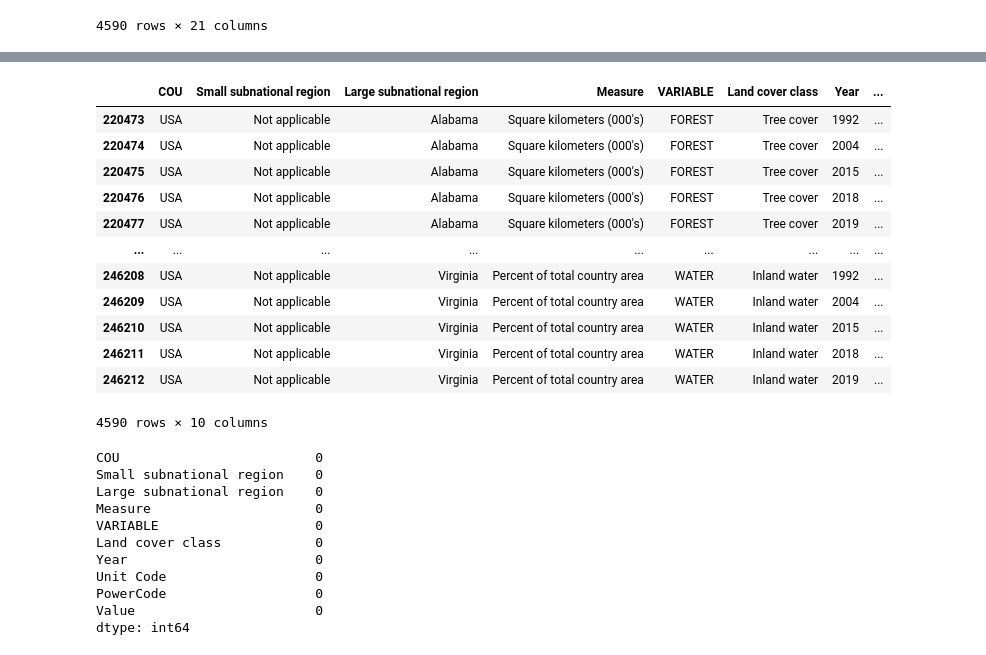
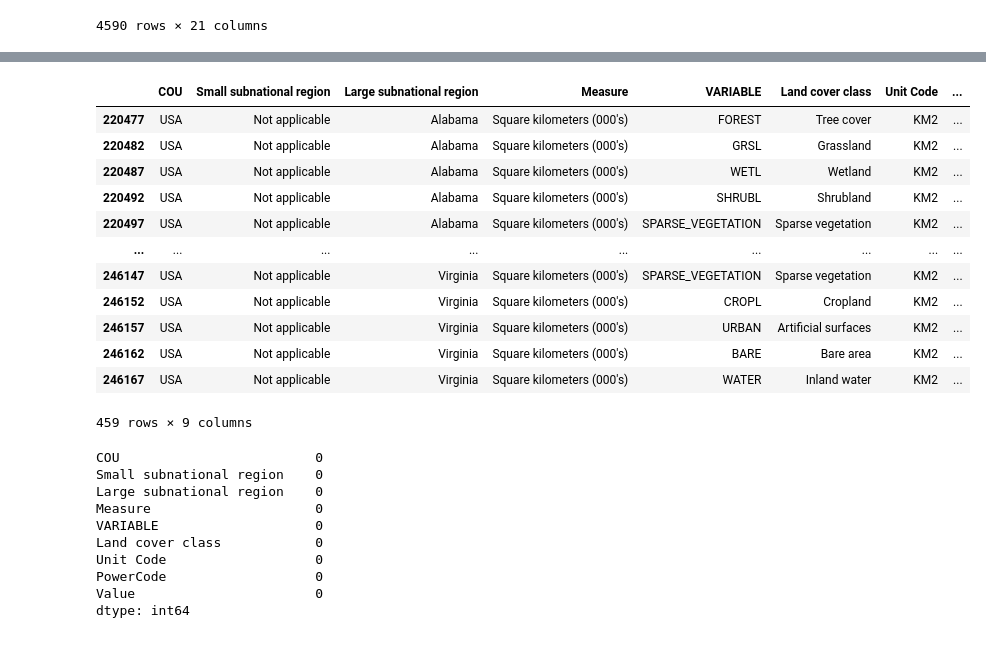
Before and after one commit to gwroth89/meteorite-ml-project, a Jupyter notebook: land_cover.ipynb, the cells around one changed output, grey strips where cells are left out. Drawn from its saved outputs; the diff is of its cells as text; code cells hidden in the pictures.

Commit message:
additional cleanup to identify land cover class by state

```diff
--- a/land_cover.ipynb
+++ b/land_cover.ipynb
@@ -45,7 +45,7 @@ usa_data
 4590 rows × 21 columns
 # %%
 # Filtering to most recent year
-usa_2019_data = usa_data.loc[usa_data['Year'] == 2019]
+usa_2019_data = usa_2019_data.loc[usa_data['Year'] == 2019]
 usa_2019_data
 # %% [output]
 |  | COU | Country | SMALL_SUBNATIONAL_REGION | Small subnational region | LARGE_SUBNATIONAL_REGION | ... |
@@ -63,0 +64,3 @@ usa_2019_data
+# %%
+usa_2019_data = usa_2019_data.loc[usa_data['MEAS'] == 'THOUSAND_SQKM']
+usa_2019_data
@@ -64,24 +81,25 @@ usa_2019_data
 # %%
 #creating new DF with needed rows
-usa_2019_data =usa_data[[
+usa_2019_data =usa_2019_data[[
        'COU','Small subnational region','Large subnational region', 'Measure', 'VARIABLE',
-       'Land cover class', 'Year', 'Unit Code', 'PowerCode', 'Value']]
+       'Land cover class', 'Unit Code', 'PowerCode', 'Value'
+       ]]
 
 usa_2019_data
 # %% [output]
-|  | COU | Small subnational region | Large subnational region | Measure | VARIABLE | Land cover class | Year | ... |
-| 220473 | USA | Not applicable | Alabama | Square kilometers (000's) | FOREST | Tree cover | 1992 | ... |
-| 220474 | USA | Not applicable | Alabama | Square kilometers (000's) | FOREST | Tree cover | 2004 | ... |
-| 220475 | USA | Not applicable | Alabama | Square kilometers (000's) | FOREST | Tree cover | 2015 | ... |
-| 220476 | USA | Not applicable | Alabama | Square kilometers (000's) | FOREST | Tree cover | 2018 | ... |
-| 220477 | USA | Not applicable | Alabama | Square kilometers (000's) | FOREST | Tree cover | 2019 | ... |
+|  | COU | Small subnational region | Large subnational region | Measure | VARIABLE | Land cover class | Unit Code | ... |
+| 220477 | USA | Not applicable | Alabama | Square kilometers (000's) | FOREST | Tree cover | KM2 | ... |
+| 220482 | USA | Not applicable | Alabama | Square kilometers (000's) | GRSL | Grassland | KM2 | ... |
+| 220487 | USA | Not applicable | Alabama | Square kilometers (000's) | WETL | Wetland | KM2 | ... |
+| 220492 | USA | Not applicable | Alabama | Square kilometers (000's) | SHRUBL | Shrubland | KM2 | ... |
+| 220497 | USA | Not applicable | Alabama | Square kilometers (000's) | SPARSE_VEGETATION | Sparse vegetation | KM2 | ... |
 | ... | ... | ... | ... | ... | ... | ... | ... | ... |
-| 246208 | USA | Not applicable | Virginia | Percent of total country area | WATER | Inland water | 1992 | ... |
-| 246209 | USA | Not applicable | Virginia | Percent of total country area | WATER | Inland water | 2004 | ... |
-| 246210 | USA | Not applicable | Virginia | Percent of total country area | WATER | Inland water | 2015 | ... |
-| 246211 | USA | Not applicable | Virginia | Percent of total country area | WATER | Inland water | 2018 | ... |
-| 246212 | USA | Not applicable | Virginia | Percent of total country area | WATER | Inland water | 2019 | ... |
+| 246147 | USA | Not applicable | Virginia | Square kilometers (000's) | SPARSE_VEGETATION | Sparse vegetation | KM2 | ... |
+| 246152 | USA | Not applicable | Virginia | Square kilometers (000's) | CROPL | Cropland | KM2 | ... |
+| 246157 | USA | Not applicable | Virginia | Square kilometers (000's) | URBAN | Artificial surfaces | KM2 | ... |
+| 246162 | USA | Not applicable | Virginia | Square kilometers (000's) | BARE | Bare area | KM2 | ... |
+| 246167 | USA | Not applicable | Virginia | Square kilometers (000's) | WATER | Inland water | KM2 | ... |
-4590 rows × 10 columns
+459 rows × 9 columns
 # %%
 # Checking missing values.
 usa_2019_data.isnull().sum()
@@ -92,7 +110,6 @@ Large subnational region    0
 Measure                     0
 VARIABLE                    0
 Land cover class            0
-Year                        0
 Unit Code                   0
 PowerCode                   0
 Value                       0
```
Also changed, not shown: parts of 4 cells of this notebook.
